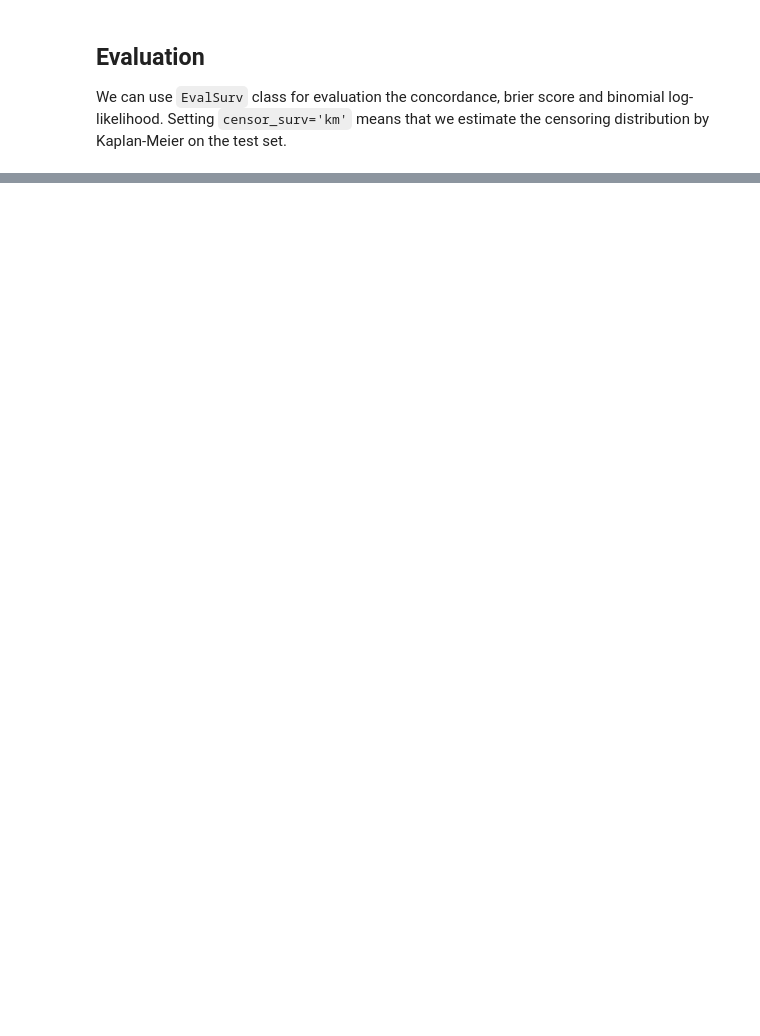
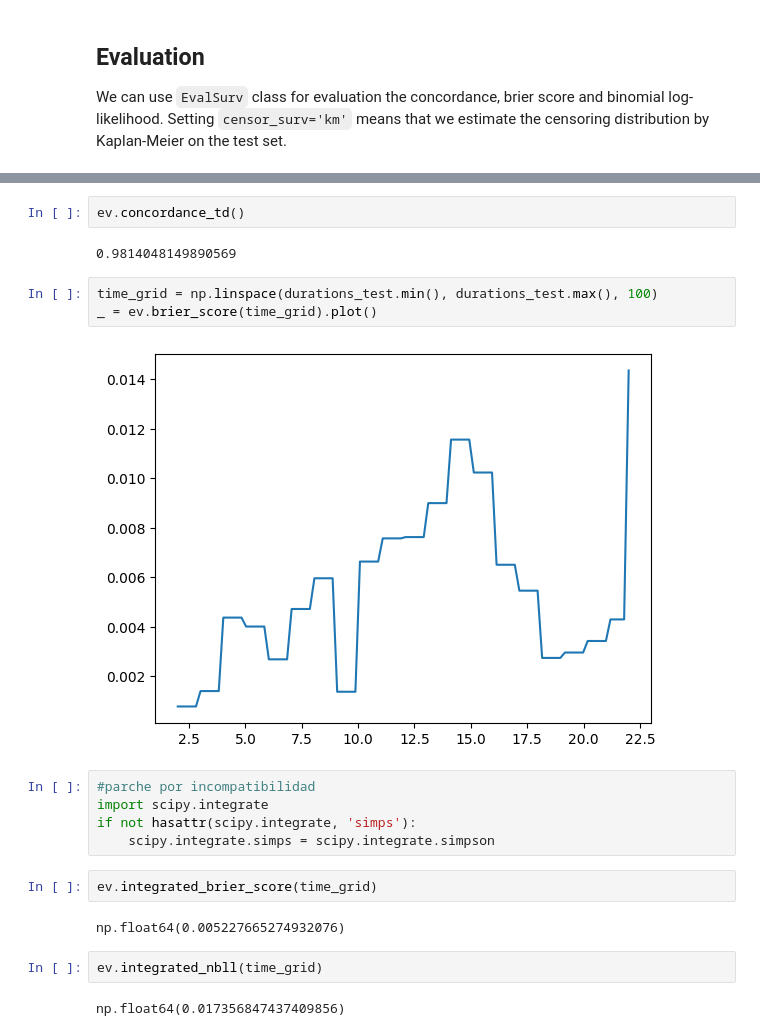
Before and after one commit to aavazquez-go/cdm_prototype, a Jupyter notebook: notebooks/cox_time.ipynb, the cells around one changed output, grey strips where cells are left out. Drawn from its saved outputs; the diff is of its cells as text; blank space fills up the shorter version.

```diff
--- a/notebooks/cox_time.ipynb
+++ b/notebooks/cox_time.ipynb
@@ -194,0 +199,22 @@ NameError: name 'surv' is not defined
+# %%
+ev.concordance_td()
+# %% [output]
+0.9814048149890569
+# %%
+time_grid = np.linspace(durations_test.min(), durations_test.max(), 100)
+_ = ev.brier_score(time_grid).plot()
+# %% [output]
+[figure, added]
+# %%
+#parche por incompatibilidad
+import scipy.integrate
+if not hasattr(scipy.integrate, 'simps'):
+    scipy.integrate.simps = scipy.integrate.simpson
+# %%
+ev.integrated_brier_score(time_grid)
+# %% [output]
+np.float64(0.005227665274932076)
+# %%
+ev.integrated_nbll(time_grid)
+# %% [output]
+np.float64(0.017356847437409856)
```
Also changed, not shown: parts of 3 cells of this notebook, 10 other files.
